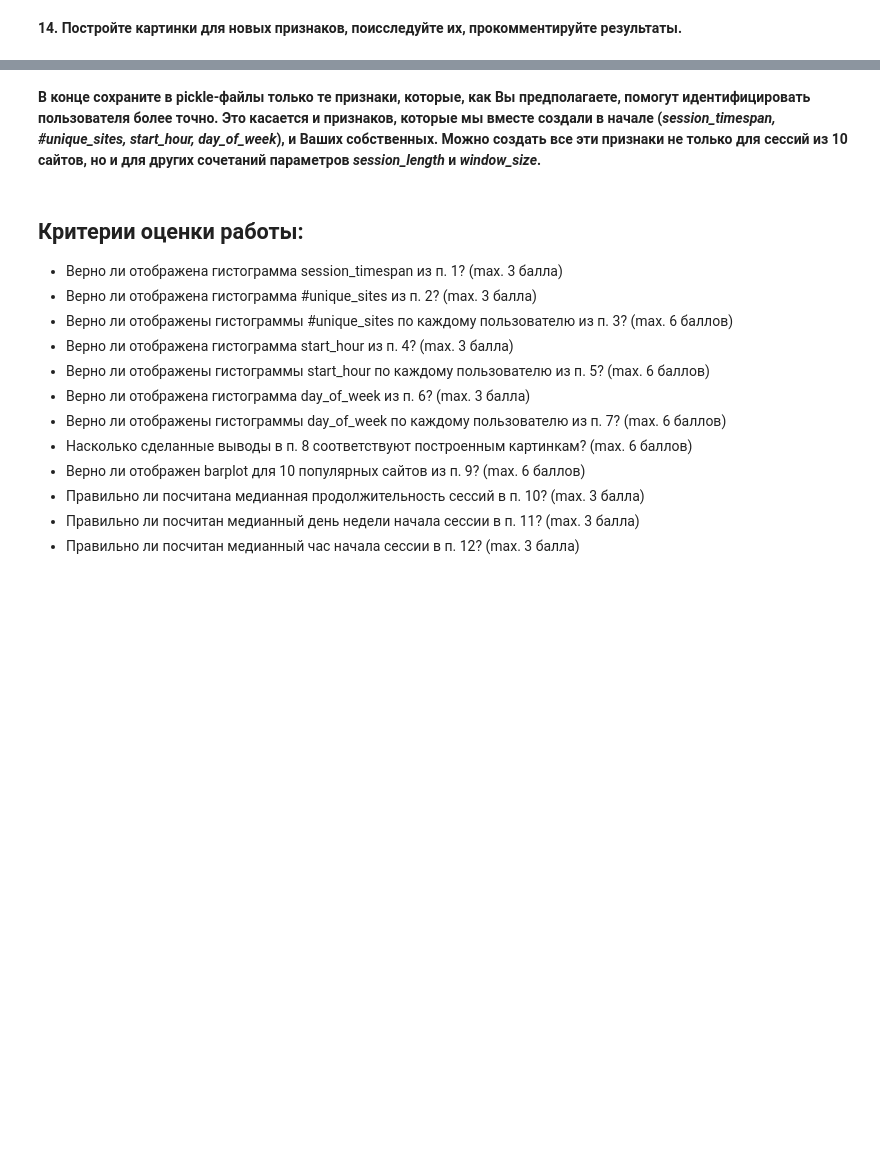
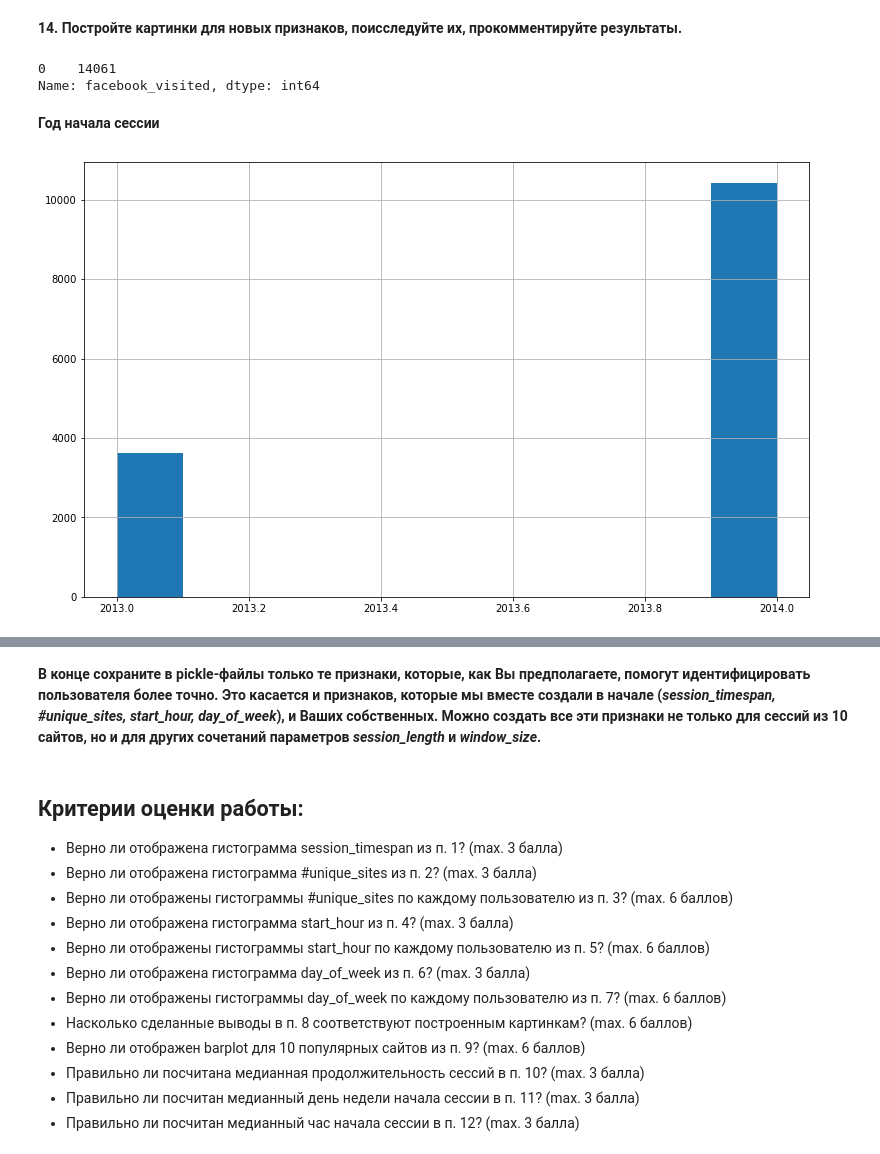
Before and after one commit to Uniholder/Specialization-Yandex-MIPT, a Jupyter notebook: 6_Final_projects/User_identification/week3_original.ipynb, the cells around one changed output, grey strips where cells are left out. Saved outputs shown, nothing was run; the diff lists cells and outputs as text; code cells hidden in the pictures; blank space fills up the shorter version.

```diff
--- a/6_Final_projects/User_identification/week3_original.ipynb
+++ b/6_Final_projects/User_identification/week3_original.ipynb
@@ -498,7 +569,7 @@ def feature_engineering(file, session_length, window_size, site_map, user_id):
 feature_names = ['site' + str(i) for i in range(1,11)] + \
                 ['time_diff' + str(j) for j in range(1,10)] + \
                 ['session_timespan', '#unique_sites', 'start_hour',
-                 'start_day_of_week', 'start_year', 'start_month', 'start_day', 'is_weekend', 'start_hour',
+                 'start_day_of_week', 'start_year', 'start_month', 'start_day', 'is_weekend',
                  'day_time', 'visit_mean_time', 'facebook_visited', 'popular_share', 'target']
 train_data_fe  = prepare_train_set_with_fe(os.path.join(PATH_TO_DATA, '3users'),
                                             site_freq_path=os.path.join(PATH_TO_DATA, 'site_freq_3users.pkl'),
@@ -584,0 +670,11 @@ with open(os.path.join(PATH_TO_DATA, 'new_features_150users.pkl'), 'wb') as new_
+# %%
+train_data_10users.facebook_visited.value_counts()
+# %% [output]
+0    14061
+Name: facebook_visited, dtype: int64
+# %% [markdown]
+**Год начала сессии**
+# %%
+train_data_10users.start_year.hist();
+# %% [output]
+[figure, added]
```
Also changed, not shown: parts of 44 cells of this notebook, 4 other files.
